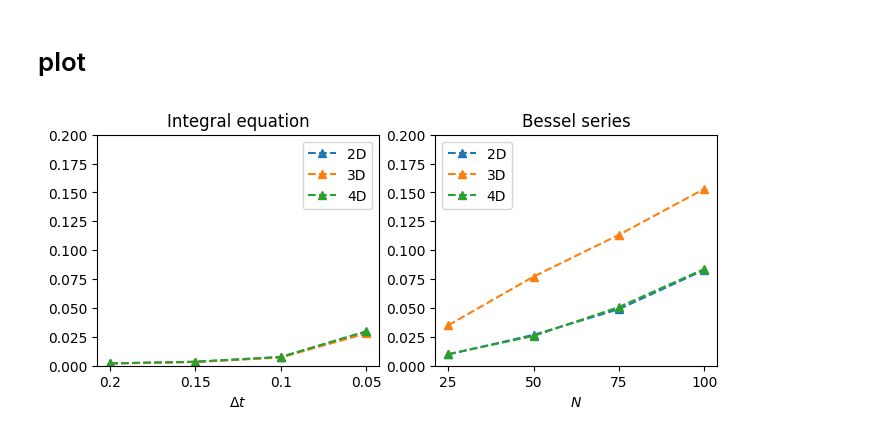
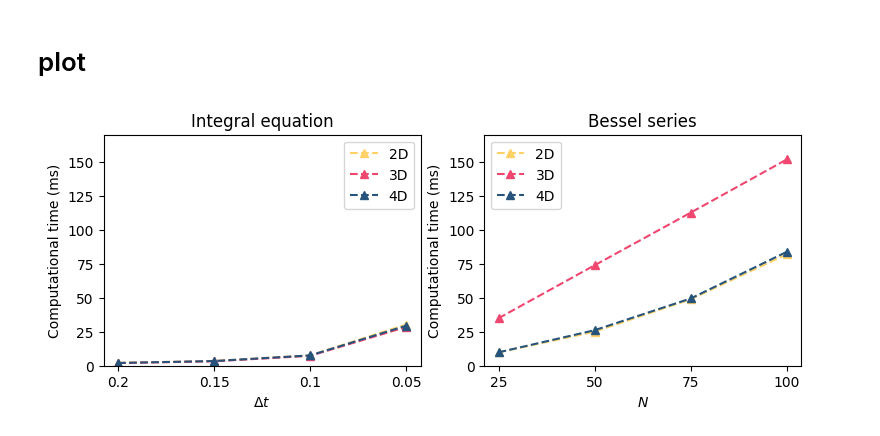
Before and after one commit to AmirHoseinHadian/IE4HSDM, a Jupyter notebook: _03_Series_vs_IE/Computational_time.ipynb, the cells around one changed output. Drawn from its saved outputs; the diff is of its cells as text; code cells hidden in the pictures.

```diff
--- a/_03_Series_vs_IE/Computational_time.ipynb
+++ b/_03_Series_vs_IE/Computational_time.ipynb
@@ -43,6 +43,8 @@ def cal_time_ie(dim, rep=20):
 # %% [markdown]
 # Computational time
 # %%
-series_comp_time_2D = cal_time_series(2, rep=50)
-series_comp_time_3D = cal_time_series(3, rep=50)
-series_comp_time_4D = cal_time_series(4, rep=50)
+series_comp_time_2D = cal_time_series(2, rep=100)
+
+series_comp_time_3D = cal_time_series(3, rep=100)
+
+series_comp_time_4D = cal_time_series(4, rep=100)
@@ -49,4 +71,6 @@ series_comp_time_4D = cal_time_series(4, rep=50)
 # %%
-ie_comp_time_2D = cal_time_ie(2, rep=50)
-ie_comp_time_3D = cal_time_ie(3, rep=50)
-ie_comp_time_4D = cal_time_ie(4, rep=50)
+ie_comp_time_2D = cal_time_ie(2, rep=100)
+
+ie_comp_time_3D = cal_time_ie(3, rep=100)
+
+ie_comp_time_4D = cal_time_ie(4, rep=100)
@@ -53,34 +97,36 @@ ie_comp_time_4D = cal_time_ie(4, rep=50)
 # %% [markdown]
 # plot
 # %%
-plt.figure(figsize=(8, 3))
+plt.figure(figsize=(9, 3))
 plt.subplot(121)
-plt.ylim(0, 0.2)
+plt.ylim(0, 170)
 plt.plot(ie_comp_time_2D.mean().index,
-         ie_comp_time_2D.mean().values, '--^', label='2D')
+         ie_comp_time_2D.mean().values*1000, '--^', c='#ffd166', label='2D')
 plt.plot(ie_comp_time_3D.mean().index,
-         ie_comp_time_3D.mean().values, '--^', label='3D')
+         ie_comp_time_3D.mean().values*1000, '--^', c='#ef476f', label='3D')
 plt.plot(ie_comp_time_4D.mean().index,
-         ie_comp_time_4D.mean().values, '--^', label='4D')
+         ie_comp_time_4D.mean().values*1000, '--^', c='#26547c', label='4D')
 plt.title('Integral equation')
 plt.xlabel(r'$\Delta t$')
+plt.ylabel('Computational time (ms)');
 plt.legend();
 
 plt.subplot(122)
-plt.ylim(0, 0.2)
+plt.ylim(0, 170)
 plt.plot(series_comp_time_2D.mean().index,
-         series_comp_time_2D.mean().values, '--^', label='2D')
+         series_comp_time_2D.mean().values*1000, '--^', c='#ffd166', label='2D')
 plt.plot(series_comp_time_3D.mean().index,
-         series_comp_time_3D.mean().values, '--^', label='3D')
+         series_comp_time_3D.mean().values*1000, '--^', c='#ef476f', label='3D')
 plt.plot(series_comp_time_4D.mean().index,
-         series_comp_time_4D.mean().values, '--^', label='4D');
+         series_comp_time_4D.mean().values*1000, '--^', c='#26547c', label='4D');
 plt.title('Bessel series')
 plt.xlabel(r'$N$');
+plt.ylabel('Computational time (ms)');
 
 plt.legend();
 plt.savefig('../_01_Figures/comp_time.pdf',
             transparent=True,
             dpi=600,
             bbox_inches='tight');
 # %% [output]
-[figure, old version]
+[figure, new version]
```
Also changed, not shown: parts of 4 cells of this notebook, 8 other files.
